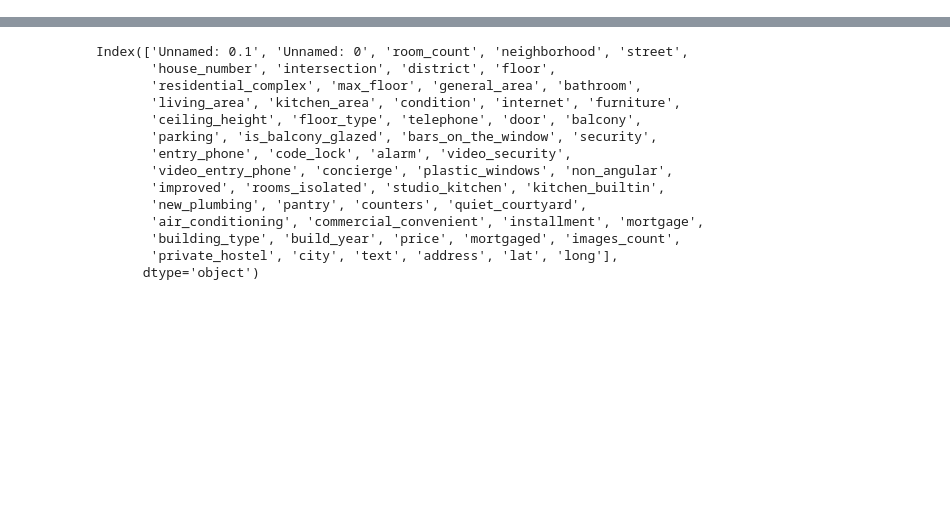
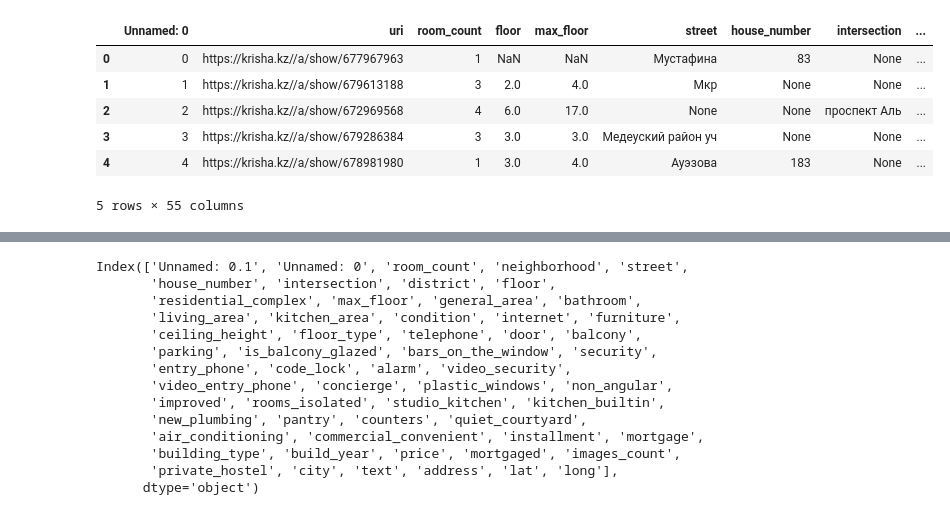
Before and after one commit to kaisar-barlybay/panamera, a Jupyter notebook: main.ipynb, the cells around one changed output, grey strips where cells are left out. Cells and saved outputs as stored; diff of their text form; code cells hidden in the pictures; blank space fills up the shorter version.

```diff
--- a/main.ipynb
+++ b/main.ipynb
@@ -1,3 +1,15 @@
 # %%
 %load_ext autoreload
 %autoreload 2
+# %%
+import pandas as pd
+df = pd.read_csv('krisha_1-1.csv')
+df.head()
+# %% [output]
+|  | Unnamed: 0 | uri | room_count | floor | max_floor | street | house_number | intersection | ... |
+| 0 | 0 | https://krisha.kz//a/show/677967963 | 1 | NaN | NaN | Мустафина | 83 | None | ... |
+| 1 | 1 | https://krisha.kz//a/show/679613188 | 3 | 2.0 | 4.0 | Мкр | None | None | ... |
+| 2 | 2 | https://krisha.kz//a/show/672969568 | 4 | 6.0 | 17.0 | None | None | проспект Аль | ... |
+| 3 | 3 | https://krisha.kz//a/show/679286384 | 3 | 3.0 | 3.0 | Медеуский район уч | None | None | ... |
+| 4 | 4 | https://krisha.kz//a/show/678981980 | 1 | 3.0 | 4.0 | Ауэзова | 183 | None | ... |
+5 rows × 55 columns
```
Also changed, not shown: parts of 10 cells of this notebook, 7 other files.
